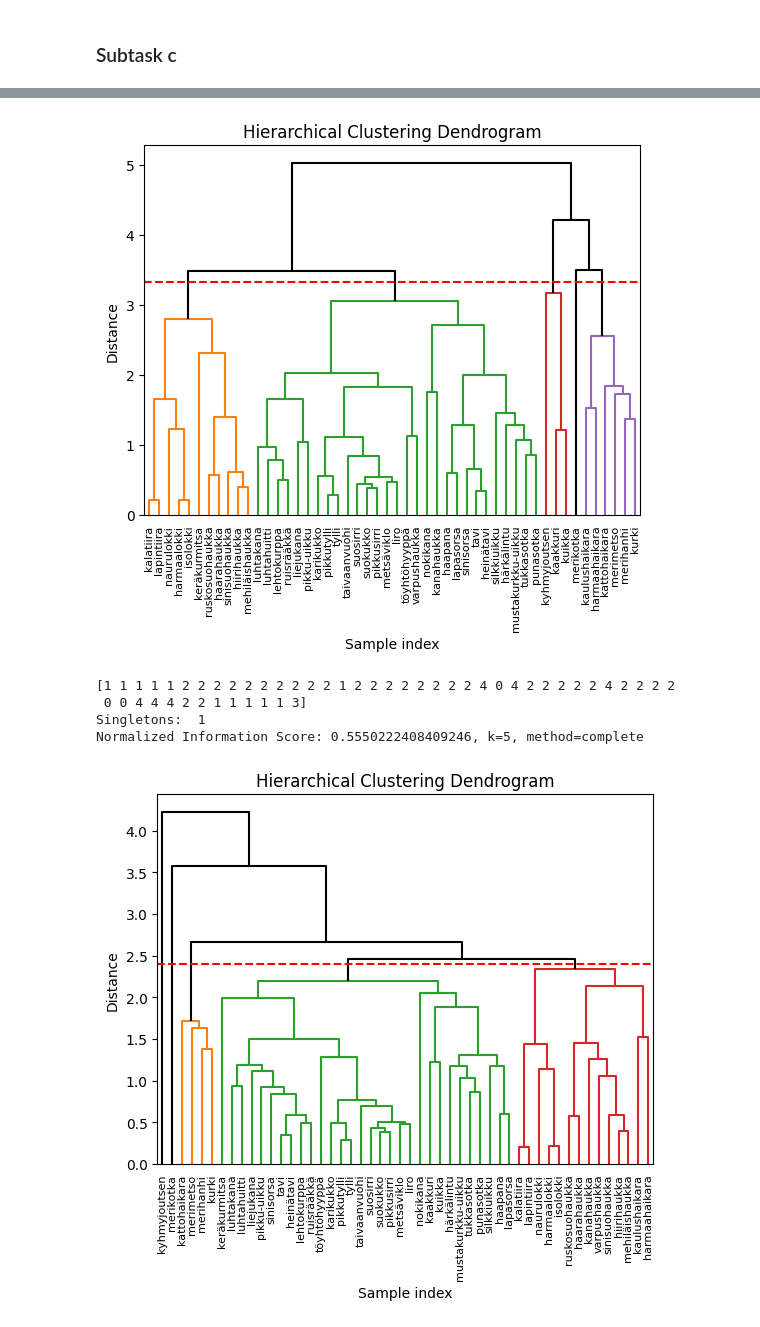
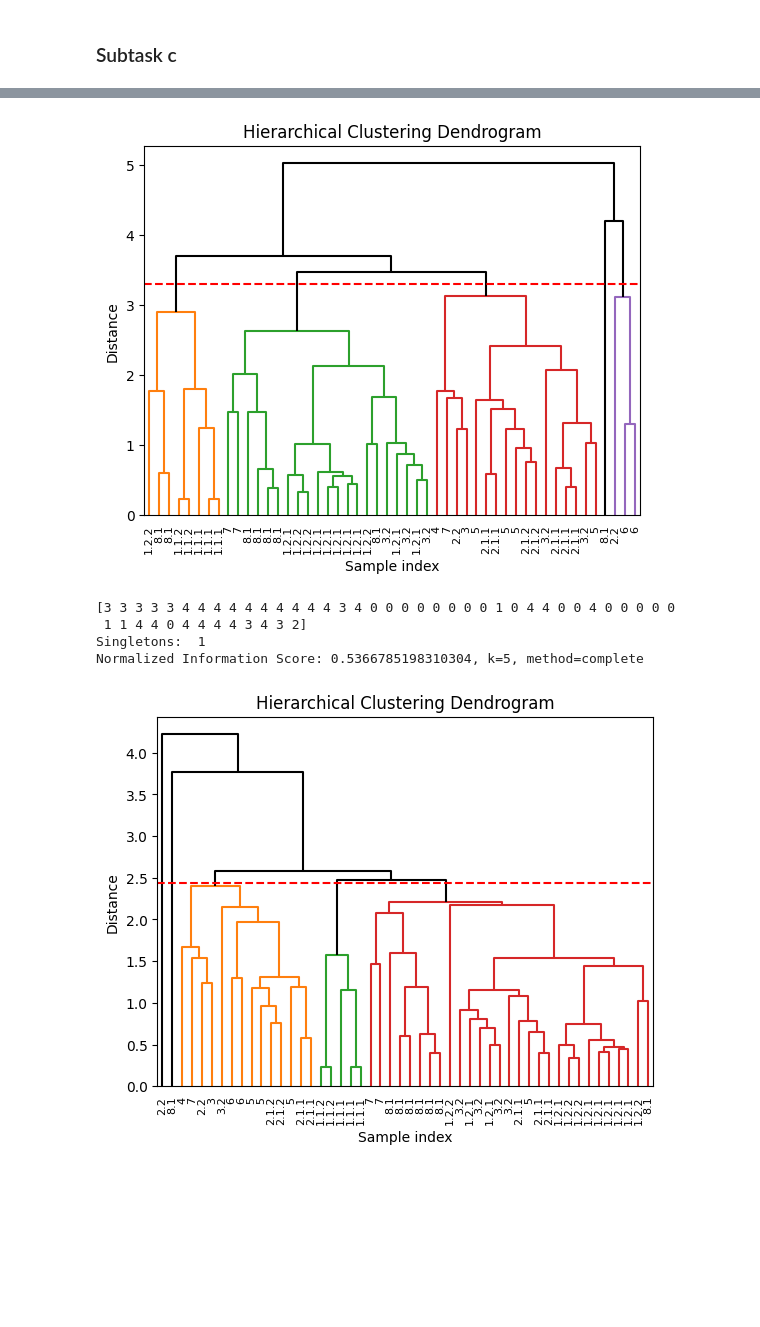
Before and after one commit to kbenedek/DataScience, a Jupyter notebook: HW2/hw_2_1.ipynb, the cells around one changed output, grey strips where cells are left out. Drawn from its saved outputs; the diff is of its cells as text; code cells hidden in the pictures; blank space fills up the shorter version.

```diff
--- a/HW2/hw_2_1.ipynb
+++ b/HW2/hw_2_1.ipynb
@@ -257,3 +260,6 @@ mixed_distances.head()
 from sklearn.cluster import AgglomerativeClustering
 from scipy.cluster.hierarchy import dendrogram, linkage
 from sklearn.metrics import normalized_mutual_info_score
+# %%
+mixed_distances = calculate_pairwise_distance(birds, mixed_metric)
+mixed_distances.head()
@@ -259,0 +274,29 @@ from sklearn.metrics import normalized_mutual_info_score
+# %%
+bird_map = {
+    "charadriiformes": "1",
+    "lari": "1.1",
+    "laridae": "1.1.1",
+    "sternidae": "1.1.2",
+    "charadrii": "1.2",
+    "scolopacidae": "1.2.1",
+    "charadriidae": "1.2.2",
+    "haematopodidae": "1.2.3",
+    "anatidae": "2",
+    "anatinae": "2.1",
+    "dabbling ducks": "2.1.1",
+    "diving ducks": "2.1.2",
+    "anserinae": "2.2",
+    "gruifores": "3",
+    "gruidae": "3.1",
+    "rallidae": "3.2",
+    "phalacrocoracidae": "4",
+    "podicipedidae": "5",
+    "gaviidae": "6",
+    "ardeidae": "7",
+    "accipitriformes": "8",
+    "accipitridae": "8.1"
+}
+# %%
+birds['group'] = groups
+birds['group_ID'] = birds['group'].map(bird_map)
+birds
@@ -286,21 +348,21 @@ def hier_clust(data, n_clusters, method):
     #model.fit(data)
 
     labels = model.fit_predict(data)
-    plot_dendrogram(model, n_cluster=n_clusters, labels=birds.index, leaf_rotation=90)
+    plot_dendrogram(model, n_cluster=n_clusters, labels=birds['group_ID'], leaf_rotation=90)
     return labels
 # %%
 
 
 for k in range(5,16):
-    for linkage_method in ['complete', 'average', 'single']:
+    for linkage_method in ['complete', 'average']:
         labels = hier_clust(mixed_distances, k, linkage_method)
         print(labels)
         print("Singletons: ",(np.unique(labels, return_counts=True)[1] == 1).sum())
         print(f"Normalized Information Score: {normalized_mutual_info_score(groups, labels, average_method='geometric')}, k={k}, method={linkage_method}")
 # %% [output]
-[figure, old version]
+[figure, new version]
-[1 1 1 1 1 2 2 2 2 2 2 2 2 2 2 1 2 2 2 2 2 2 2 2 4 0 4 2 2 2 2 2 4 2 2 2 2
- 0 0 4 4 4 2 2 1 1 1 1 1 3]
+[3 3 3 3 3 4 4 4 4 4 4 4 4 4 4 3 4 0 0 0 0 0 0 0 0 1 0 4 4 0 0 4 0 0 0 0 0
+ 1 1 4 4 0 4 4 4 4 3 4 3 2]
 Singletons:  1
-Normalized Information Score: 0.5550222408409246, k=5, method=complete
+Normalized Information Score: 0.5366785198310304, k=5, method=complete
-[figure, old version]
+[figure, new version]
```
Also changed, not shown: parts of 8 cells of this notebook.
